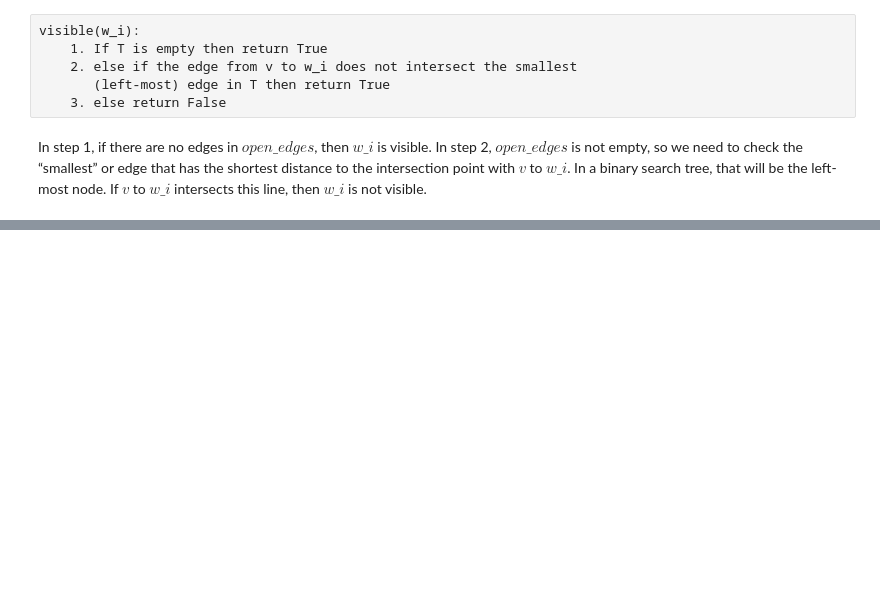
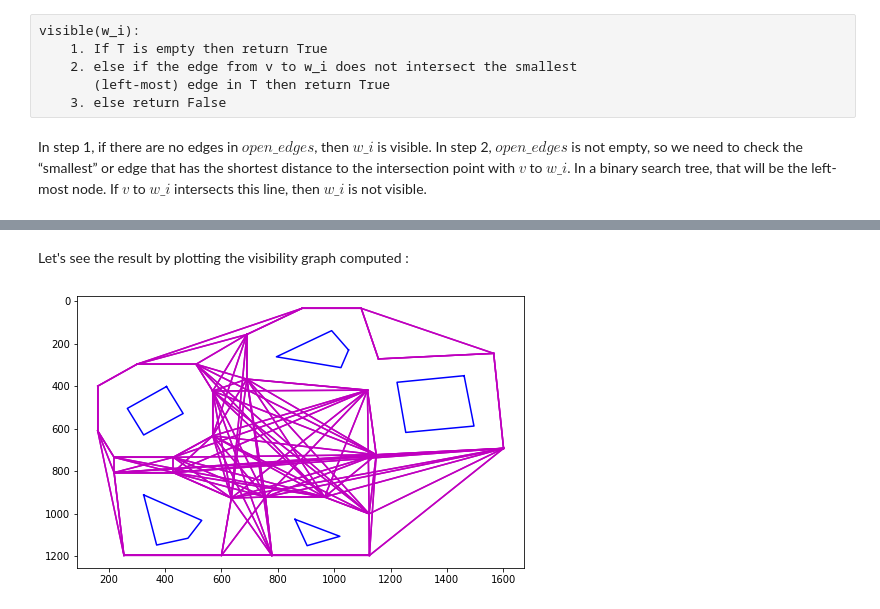
Before and after one commit to iac26/projet_robotique_2020, a Jupyter notebook: src/globalNavigation/globalNavigation.ipynb, the cells around one changed output, grey strips where cells are left out. Cells and saved outputs as stored; diff of their text form; code cells hidden in the pictures; blank space fills up the shorter version.

Commit message:
end globalNavigation

```diff
--- a/src/globalNavigation/globalNavigation.ipynb
+++ b/src/globalNavigation/globalNavigation.ipynb
@@ -301,0 +347,11 @@ SURLIGNER PASSAGE IMPORTANT OU GRAS
+# %% [markdown]
+Let's see the result by plotting the visibility graph computed :
+# %%
+# Compute the visibility graph and print it
+g, possibleDisplacement = computeVisibilityGraph(scaled_contours)
+
+plt.figure(figsize = (8, 5))
+plt.gca().invert_yaxis()
+printGlobalNavigation(original_contours, scaled_contours, possibleDisplacement)
+# %% [output]
+[figure, added]
```
Also changed, not shown: parts of 19 cells of this notebook.
